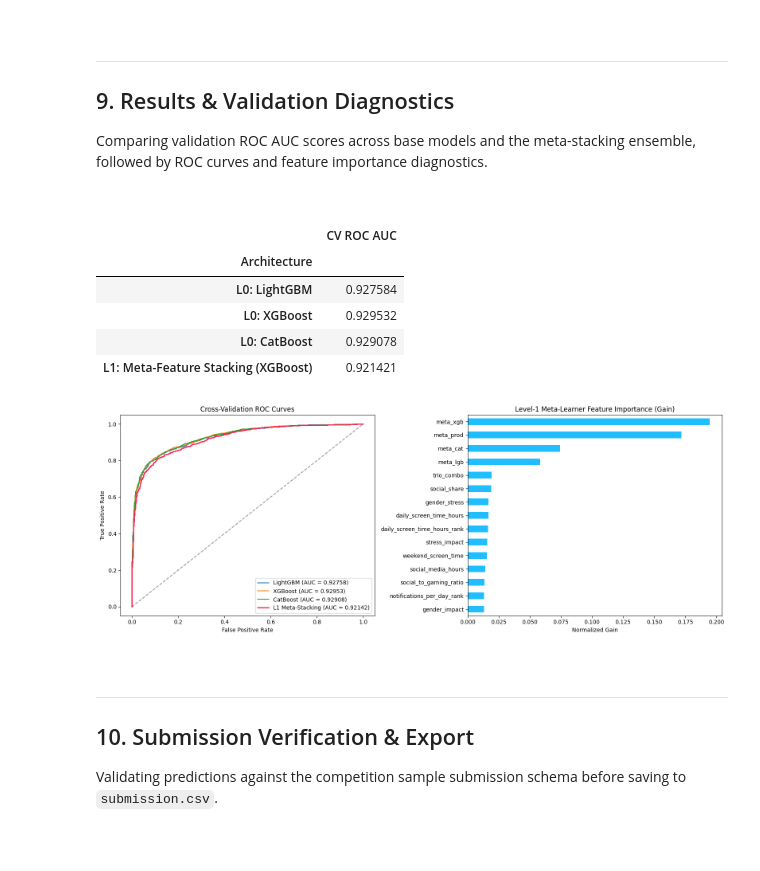
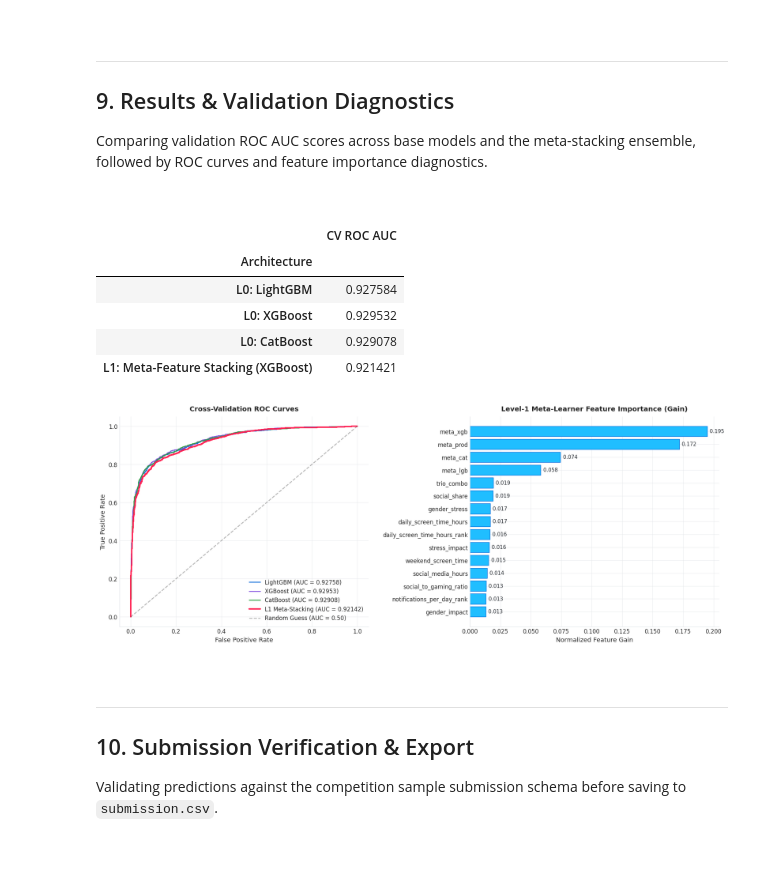
Before and after one commit to Amey-Thakur/KAGGLE-COMPETITIONS, a Jupyter notebook: Competitions/Predicting Smartphone Addiction/predicting-smartphone-addiction.ipynb, the cells around one changed output. Cells and saved outputs as stored; diff of their text form; code cells hidden in the pictures.

```diff
--- a/Competitions/Predicting Smartphone Addiction/predicting-smartphone-addiction.ipynb
+++ b/Competitions/Predicting Smartphone Addiction/predicting-smartphone-addiction.ipynb
@@ -74,6 +74,15 @@ from sklearn.metrics import roc_auc_score, roc_curve
 from lightgbm import LGBMClassifier, plot_importance
 from xgboost import XGBClassifier
 from catboost import CatBoostClassifier
+
+# Premium Plotting Theme Configuration
+plt.style.use("seaborn-v0_8-whitegrid" if "seaborn-v0_8-whitegrid" in plt.style.available else "default")
+plt.rcParams["font.sans-serif"] = ["DejaVu Sans", "Arial", "Helvetica"]
+plt.rcParams["axes.edgecolor"] = "#E1E4E8"
+plt.rcParams["axes.linewidth"] = 0.8
+plt.rcParams["grid.color"] = "#E1E4E8"
+plt.rcParams["grid.alpha"] = 0.6
+plt.rcParams["figure.dpi"] = 120
 
 # Kaggle Toolbox & Cloud Fallback
 sys.path.append("../../Kaggle Toolbox")
@@ -466,48 +496,57 @@ Comparing validation ROC AUC scores across base models and the meta-stacking ens
 # %%
 results = []
 for i, name in enumerate(models.keys()):
     auc = roc_auc_score(train_feat[TARGET], oof_matrix[:, i])
     results.append({"Architecture": f"L0: {name}", "CV ROC AUC": auc})
 
 meta_auc = roc_auc_score(train_meta[TARGET], oof_meta_final)
 results.append({"Architecture": "L1: Meta-Feature Stacking (XGBoost)", "CV ROC AUC": meta_auc})
 
 results_df = pd.DataFrame(results).set_index("Architecture")
 display(results_df)
 
-# Diagnostics: ROC Curve & Feature Importance
-fig, (ax1, ax2) = plt.subplots(1, 2, figsize=(16, 6), dpi=100)
+# Diagnostics: Dual-Panel Spacious Layout
+fig, (ax1, ax2) = plt.subplots(1, 2, figsize=(16, 6.5), dpi=120)
 
-# 1. ROC Curves
+# Panel 1: Multi-Model ROC Curves
+colors = ["#0969DA", "#8250DF", "#2EA043"]
 for i, name in enumerate(models.keys()):
     fpr, tpr, _ = roc_curve(train_feat[TARGET], oof_matrix[:, i])
-    ax1.plot(fpr, tpr, label=f"{name} (AUC = {results[i]['CV ROC AUC']:.5f})")
+    ax1.plot(fpr, tpr, label=f"{name} (AUC = {results[i]['CV ROC AUC']:.5f})", color=colors[i], linewidth=1.5)
 
 fpr_meta, tpr_meta, _ = roc_curve(train_meta[TARGET], oof_meta_final)
-ax1.plot(fpr_meta, tpr_meta, label=f"L1 Meta-Stacking (AUC = {meta_auc:.5f})", color="#FF2052", linewidth=2)
-ax1.plot([0, 1], [0, 1], "k--", alpha=0.4)
-ax1.set_title("Cross-Validation ROC Curves")
-ax1.set_xlabel("False Positive Rate")
-ax1.set_ylabel("True Positive Rate")
-ax1.legend(loc="lower right")
+ax1.plot(fpr_meta, tpr_meta, label=f"L1 Meta-Stacking (AUC = {meta_auc:.5f})", color="#FF2052", linewidth=2.5)
+ax1.plot([0, 1], [0, 1], "k--", alpha=0.3, label="Random Guess (AUC = 0.50)")
+ax1.set_title("Cross-Validation ROC Curves", fontsize=12, weight="bold", pad=10)
+ax1.set_xlabel("False Positive Rate", fontsize=11)
+ax1.set_ylabel("True Positive Rate", fontsize=11)
+ax1.legend(loc="lower right", framealpha=0.9, edgecolor="#E1E4E8", fontsize=10)
 
-# 2. Top 15 Meta-Learner Features
+# Panel 2: Top 15 Meta-Learner Features
 importances = pd.Series(meta_model.feature_importances_, index=META_FEATURES).sort_values(ascending=False).head(15)
-importances.plot(kind="barh", ax=ax2, color="#20BEFF")
+bars = ax2.barh(range(len(importances)), importances.values, color="#20BEFF", edgecolor="#0969DA", linewidth=0.8)
+ax2.set_yticks(range(len(importances)))
+ax2.set_yticklabels(importances.index, fontsize=10)
 ax2.invert_yaxis()
-ax2.set_title("Level-1 Meta-Learner Feature Importance (Gain)")
-ax2.set_xlabel("Normalized Gain")
+ax2.set_title("Level-1 Meta-Learner Feature Importance (Gain)", fontsize=12, weight="bold", pad=10)
+ax2.set_xlabel("Normalized Feature Gain", fontsize=11)
 
-plt.tight_layout()
+# Annotate exact numerical values on bars
+for bar in bars:
+    w = bar.get_width()
+    ax2.text(w + 0.002, bar.get_y() + bar.get_height()/2, f"{w:.3f}", va="center", ha="left", fontsize=9, color="#24292F")
+
+sns.despine(top=True, right=True)
+plt.tight_layout(pad=2.5)
 plt.show()
 # %% [output]
 |  | CV ROC AUC |
 | Architecture |  |
 | L0: LightGBM | 0.927584 |
 | L0: XGBoost | 0.929532 |
 | L0: CatBoost | 0.929078 |
 | L1: Meta-Feature Stacking (XGBoost) | 0.921421 |
-[figure, old version]
+[figure, new version]
 # %% [markdown]
 <br>
 
```
Also changed, not shown: parts of 5 cells of this notebook.
